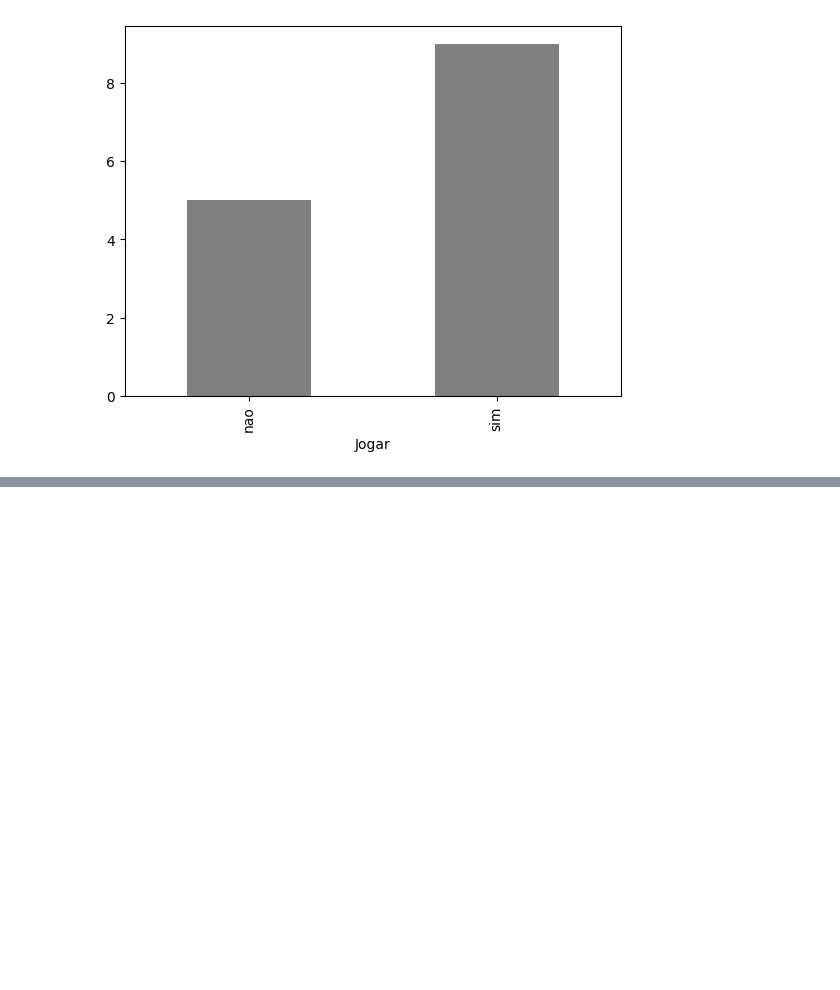
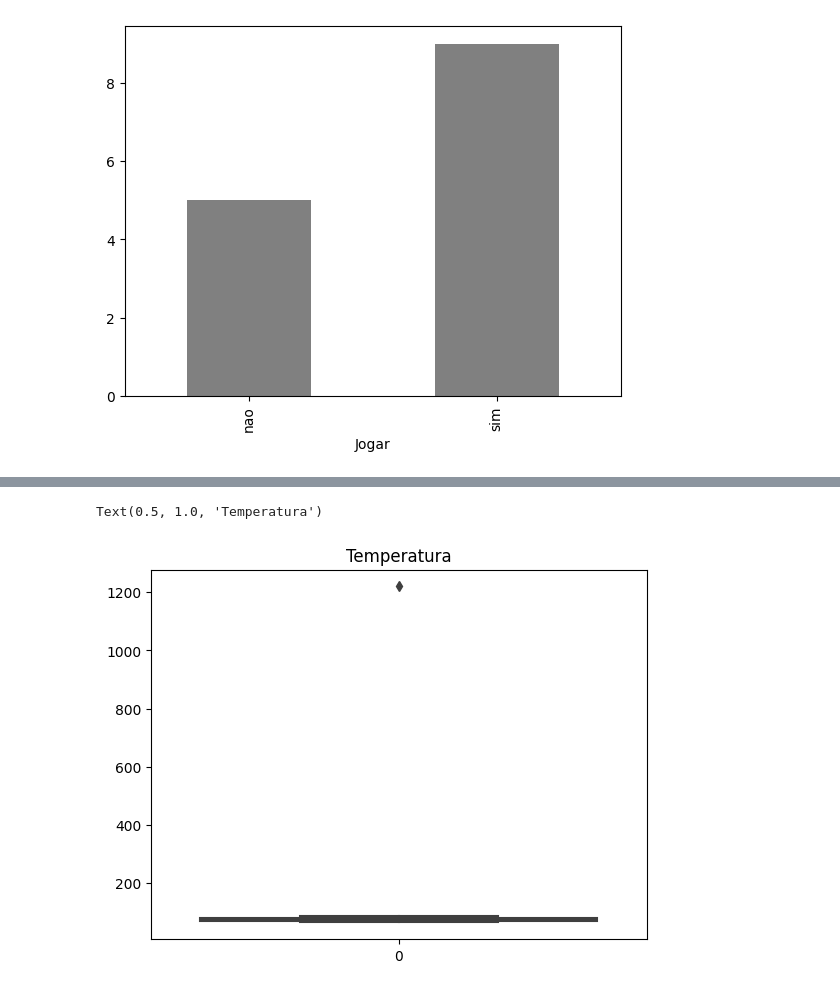
Before and after one commit to Rafaelse6/py-cd-tempo, a Jupyter notebook: cd-tempo/main.ipynb, the cells around one changed output, grey strips where cells are left out. Drawn from its saved outputs; the diff is of its cells as text; code cells hidden in the pictures; blank space fills up the shorter version.

```diff
--- a/cd-tempo/main.ipynb
+++ b/cd-tempo/main.ipynb
@@ -53,0 +68,5 @@ grouped.plot.bar(color="gray")
+# %%
+srn.boxplot(dataset['Temperatura']).set_title('Temperatura')
+# %% [output]
+Text(0.5, 1.0, 'Temperatura')
+[figure, added]
```
Also changed, not shown: parts of 2 cells of this notebook.
